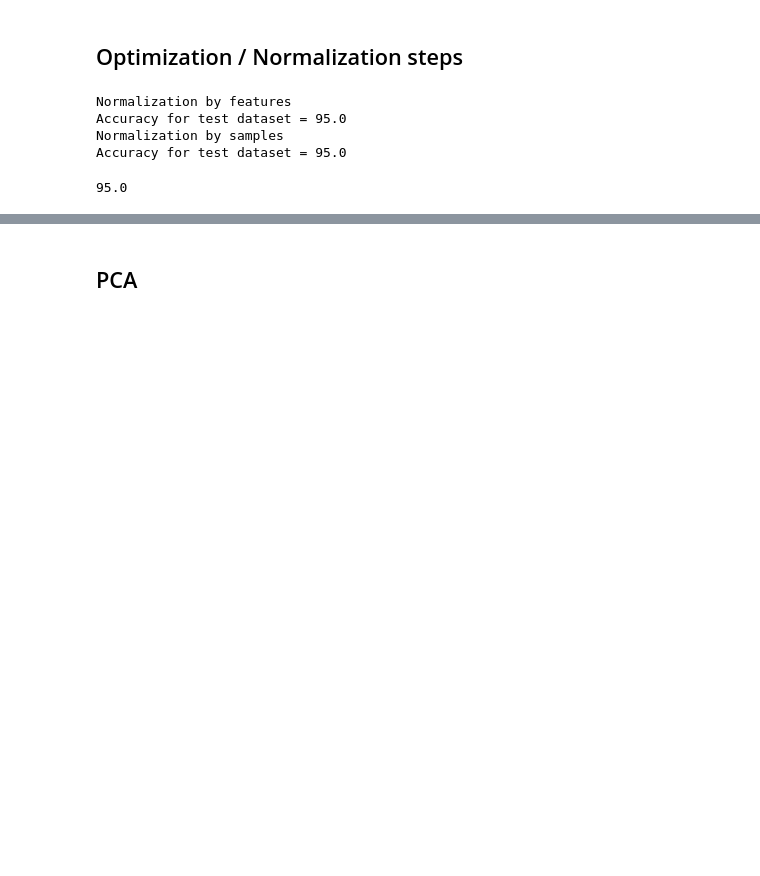
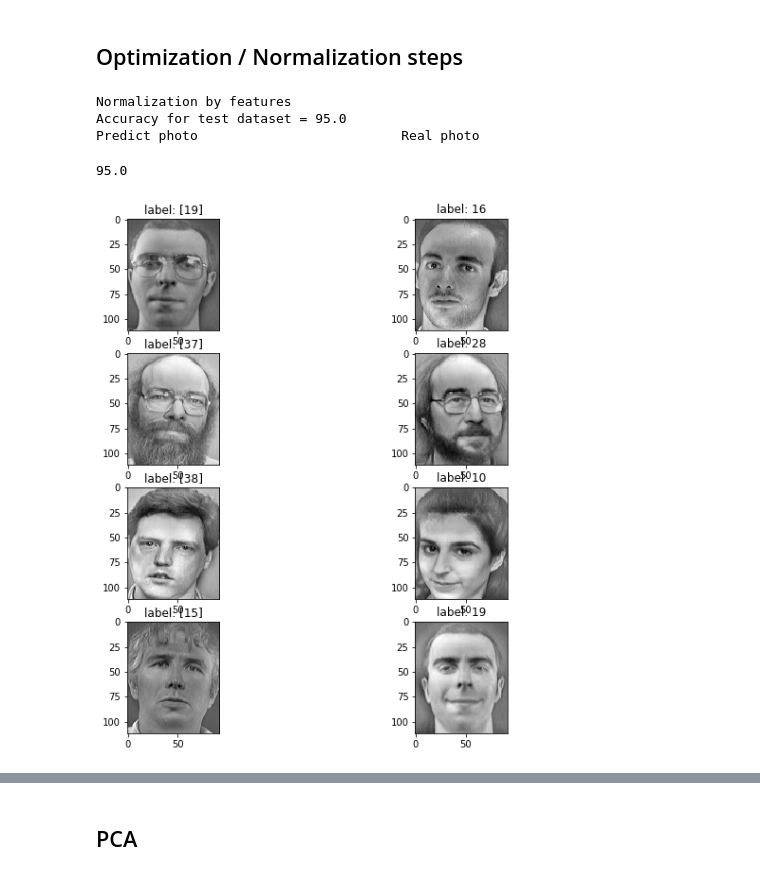
Before and after one commit to vasylcf/face_recognition, a Jupyter notebook: face_recognition_v5.ipynb, the cells around one changed output, grey strips where cells are left out. Cells and saved outputs as stored; diff of their text form; code cells hidden in the pictures; blank space fills up the shorter version.

```diff
--- a/face_recognition_v4.ipynb
+++ b/face_recognition_v5.ipynb
@@ -375,12 +369,10 @@ def standard_norm(X,axis=0):
 # %%
 # Accuracy for normalized dataset, method - subtract_mean
 print('Normalization by features')
-model_face_recognition(train_set,train_labels,test_set,test_labels,show_err=False,norm=1,axis=0)
-print('Normalization by samples')
-model_face_recognition(train_set,train_labels,test_set,test_labels,show_err=False,norm=1,axis=1)
+model_face_recognition(train_set,train_labels,test_set,test_labels,show_err=True,norm=1,axis=0)
 # %% [output]
 Normalization by features
 Accuracy for test dataset = 95.0
-Normalization by samples
-Accuracy for test dataset = 95.0
+Predict photo                          Real photo
 95.0
+[figure, added]
```
Also changed, not shown: parts of 13 cells of this notebook.
